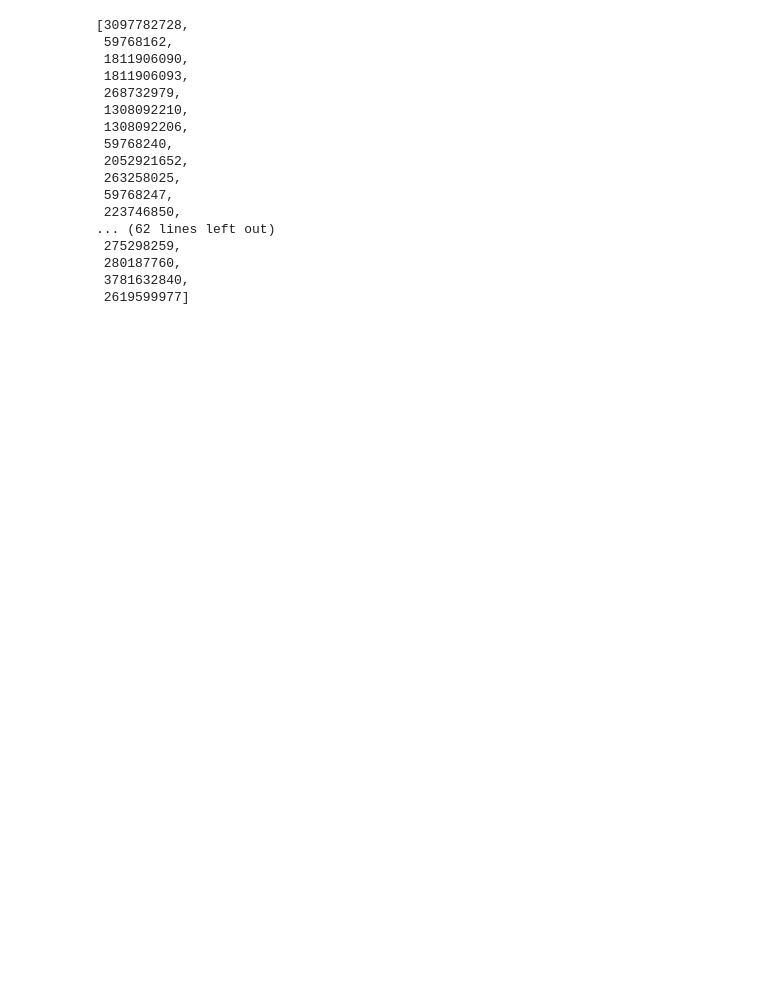
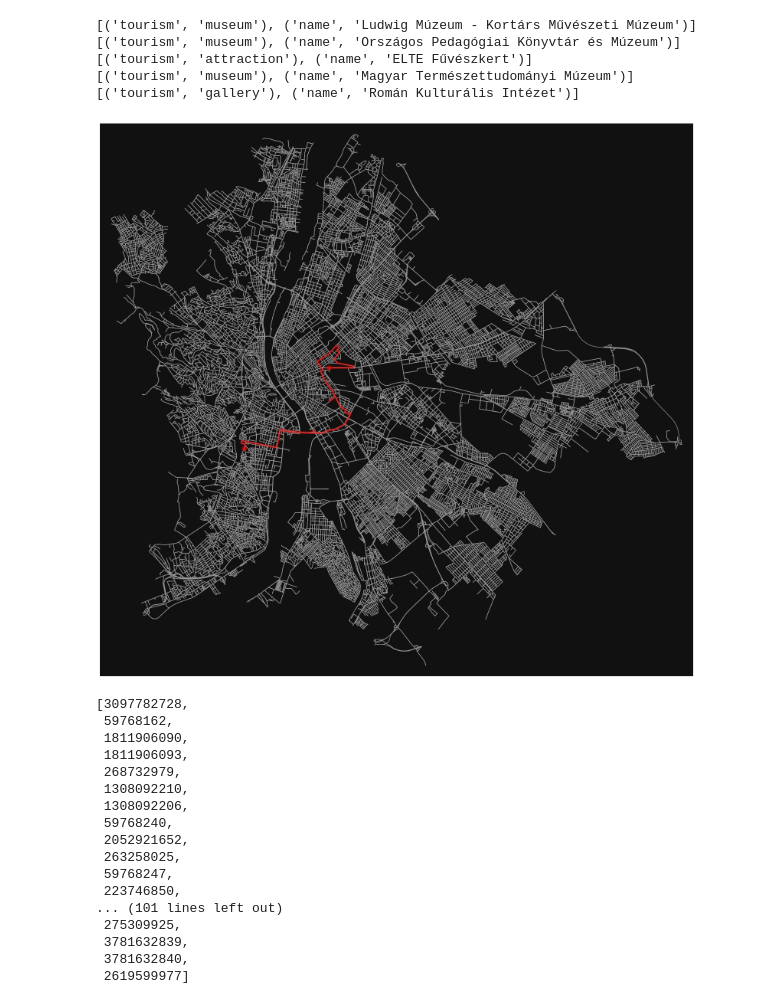
Before and after one commit to Hajas42/Advanced-path-finding, a Jupyter notebook: tourist_route.ipynb, the cells around one changed output. Cells and saved outputs as stored; diff of their text form; code cells hidden in the pictures; blank space fills up the shorter version.

```diff
--- a/tourist_route.ipynb
+++ b/tourist_route.ipynb
@@ -49,7 +49,7 @@ def heur_func(tourism_place, nearest_node, source_node, target_node):
                 score = score + value
         return score
     except Exception as ex:
-        print(str(ex))
+        print(str(ex) + "\n" + str(tourism_place))
         return -1
 
 def generate_key(tourism_place_details):
@@ -79,34 +79,41 @@ def get_tourism_route(source, target, max_dist=1000, max_tourism_places=5):
                 geometry = tourism_place[1].geometry
                 x = geometry.centroid.x
                 y = geometry.centroid.y
                 nearest_node = ox.nearest_nodes(G, x, y)
                 score = heur_func(tourism_place, nearest_node, source_node, target_node)
                 if score > 0:
                     heuristic_values[key] = (score, index, nearest_node, tourism_place[1])
                     index = index + 1
 
     places_sorted_by_scores = {k: v for k, v in sorted(heuristic_values.items(), key=lambda item: item[1][0], reverse=True)}
     places_sorted_by_scores = list(places_sorted_by_scores.items())
     shortlisted_places = {}
     for i in range(min(max_tourism_places, len(places_sorted_by_scores))):
         shortlisted_places[places_sorted_by_scores[i][0]] = places_sorted_by_scores[i][1]
     places_in_visiting_order = {k: v for k, v in sorted(shortlisted_places.items(), key=lambda item: item[1][1], reverse=False)}
 
     route = []
     # TODO: visit tourist places in their original order
     for key, value in places_in_visiting_order.items():
         tourism_target_node = value[2]
         shortest_path = nx.shortest_path(G, source_node, tourism_target_node)[:-1]
         print(key)
         # ox.plot_graph_route(G, shortest_path, node_size=0, figsize=(10,10))
         route += shortest_path
         source_node = tourism_target_node
 
     route += nx.shortest_path(G, source_node, target_node)
     ox.plot_graph_route(G, route, node_size=0, figsize=(20,20))
     return route
 
-route = get_tourism_route(source, target, max_dist=1000)
+route = get_tourism_route(source, target, max_dist=1000, max_tourism_places=5)
+# %% [output]
+[('tourism', 'museum'), ('name', 'Ludwig Múzeum - Kortárs Művészeti Múzeum')]
+[('tourism', 'museum'), ('name', 'Országos Pedagógiai Könyvtár és Múzeum')]
+[('tourism', 'attraction'), ('name', 'ELTE Fűvészkert')]
+[('tourism', 'museum'), ('name', 'Magyar Természettudományi Múzeum')]
+[('tourism', 'gallery'), ('name', 'Román Kulturális Intézet')]
+[figure, added]
 # %%
 route
 # %% [output]
@@ -122,8 +129,8 @@ route
  263258025,
  59768247,
  223746850,
-... (62 lines left out)
- 275298259,
- 280187760,
+... (101 lines left out)
+ 275309925,
+ 3781632839,
  3781632840,
  2619599977]
```
